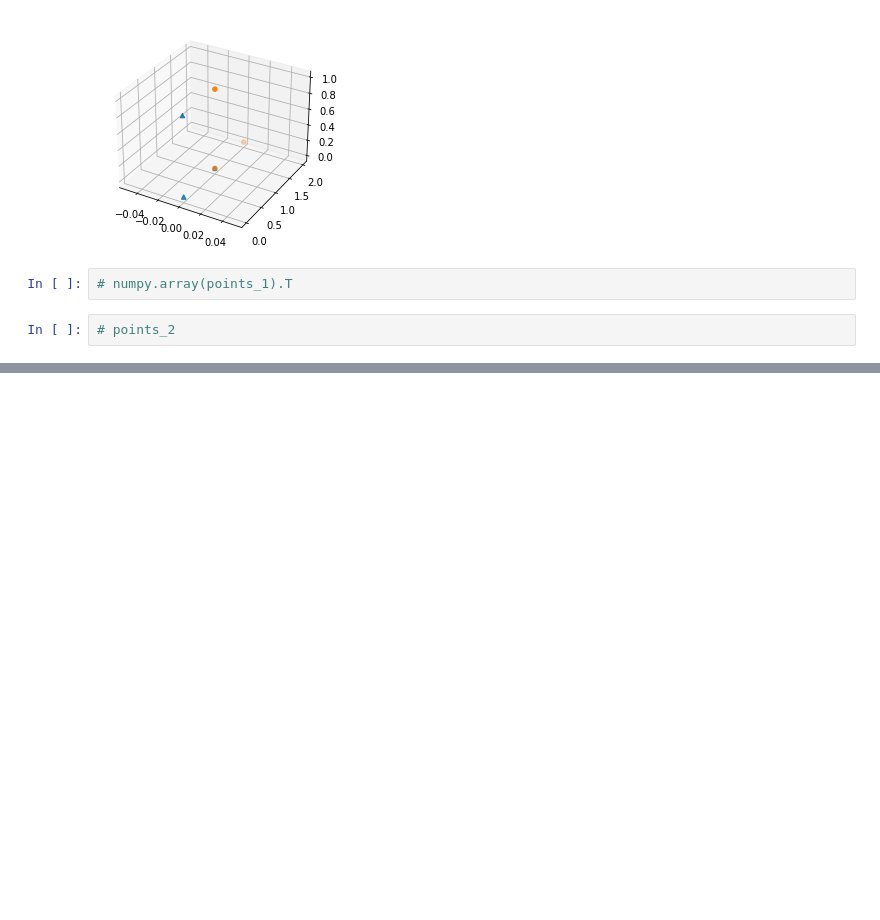
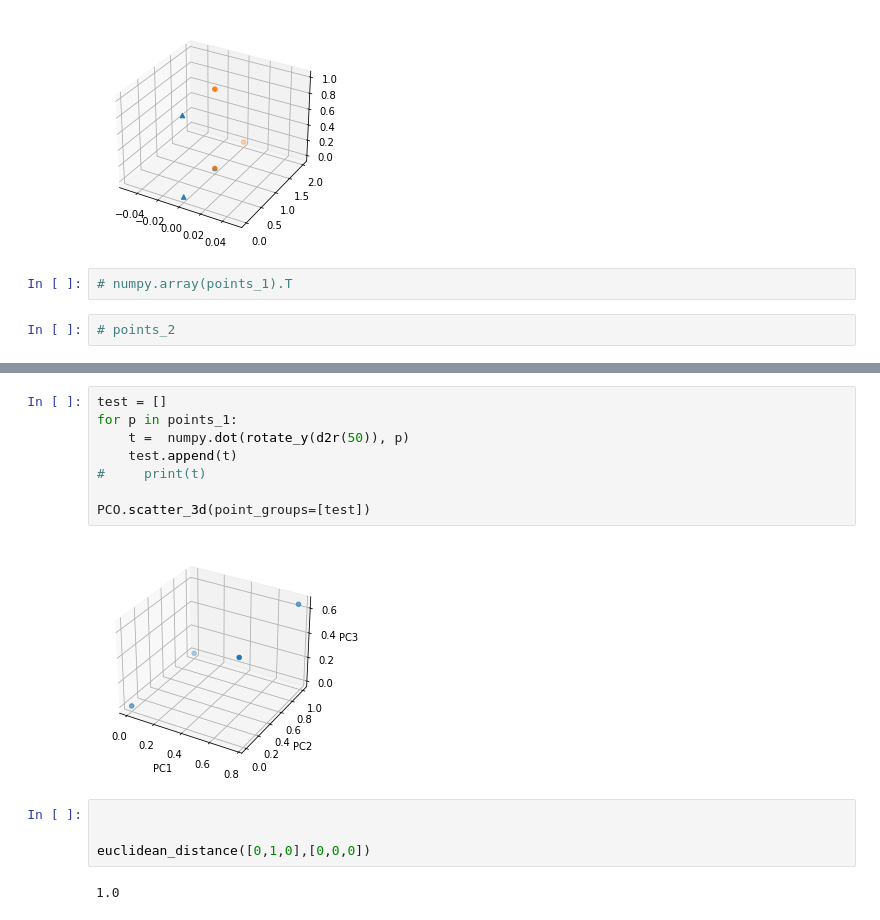
Before and after one commit to tjonesster/alphafold, a Jupyter notebook: alphafold/apps/newest_superimposition.ipynb, the cells around one changed output, grey strips where cells are left out. Cells and saved outputs as stored; diff of their text form; blank space fills up the shorter version.

```diff
--- a/alphafold/apps/newest_superimposition.ipynb
+++ b/alphafold/apps/newest_superimposition.ipynb
@@ -376,0 +418,16 @@ array([[2, 2, 2, 2],
+# %%
+test = []
+for p in points_1:
+    t =  numpy.dot(rotate_y(d2r(50)), p)
+    test.append(t)
+#     print(t)
+
+PCO.scatter_3d(point_groups=[test])
+# %% [output]
+[figure, added]
+# %%
+
+
+euclidean_distance([0,1,0],[0,0,0])
+# %% [output]
+1.0
```
Also changed, not shown: parts of 17 cells of this notebook.
